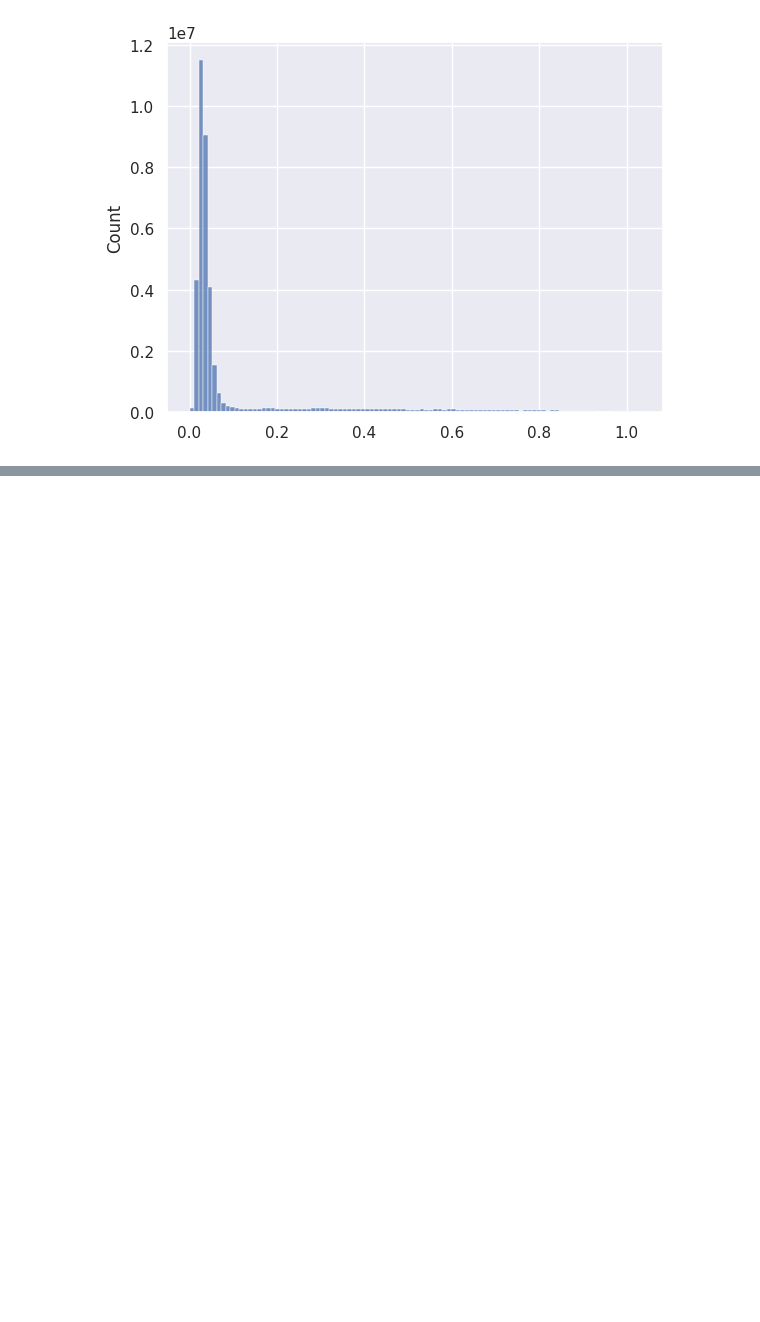
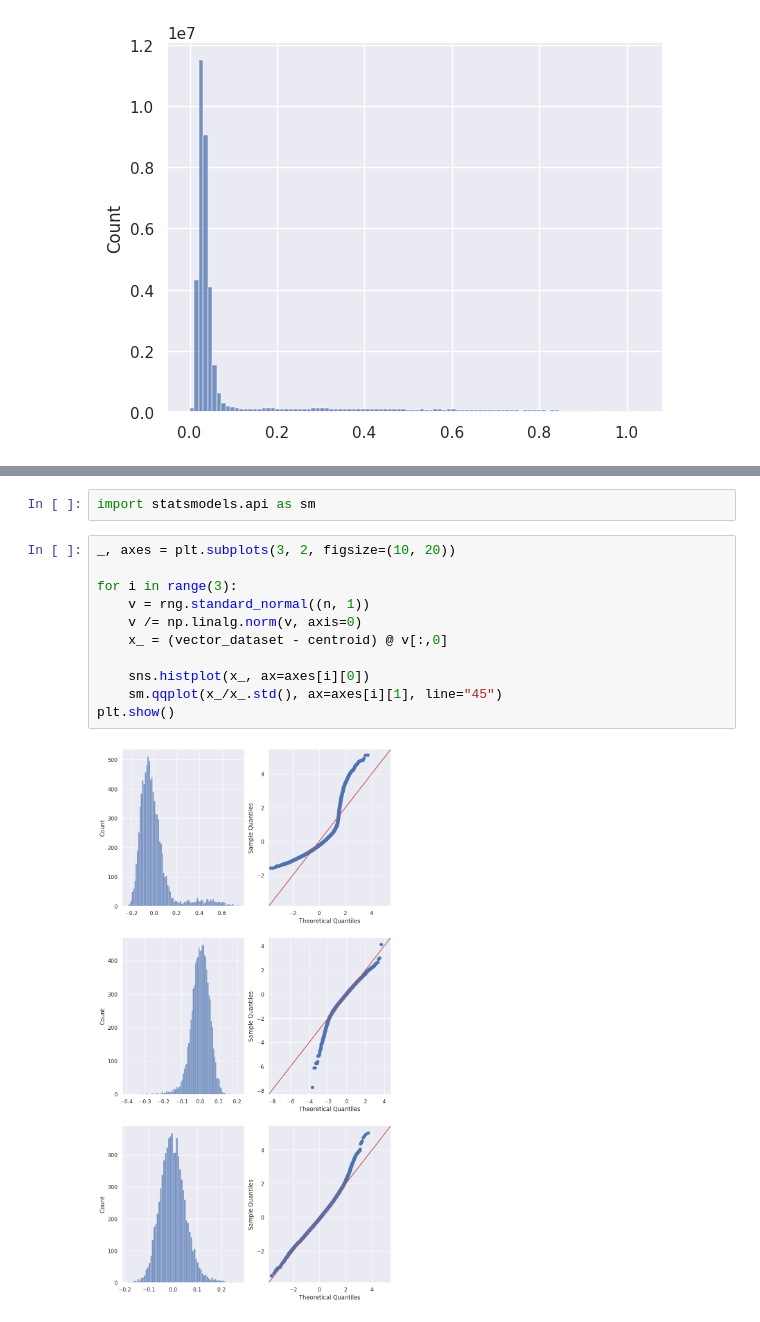
Before and after one commit to reizkh/event-sequence-embeddings, a Jupyter notebook: eda2.ipynb, the cells around one changed output, grey strips where cells are left out. Drawn from its saved outputs; the diff is of its cells as text; blank space fills up the shorter version.

```diff
--- a/eda2.ipynb
+++ b/eda2.ipynb
@@ -90,0 +107,15 @@ sns.histplot(a, bins=100)
+# %%
+import statsmodels.api as sm
+# %%
+_, axes = plt.subplots(3, 2, figsize=(10, 20))
+
+for i in range(3):
+    v = rng.standard_normal((n, 1))
+    v /= np.linalg.norm(v, axis=0)
+    x_ = (vector_dataset - centroid) @ v[:,0]
+
+    sns.histplot(x_, ax=axes[i][0])
+    sm.qqplot(x_/x_.std(), ax=axes[i][1], line="45")
+plt.show()
+# %% [output]
+[figure, added]
```
Also changed, not shown: parts of 5 cells of this notebook, 4 other files.
